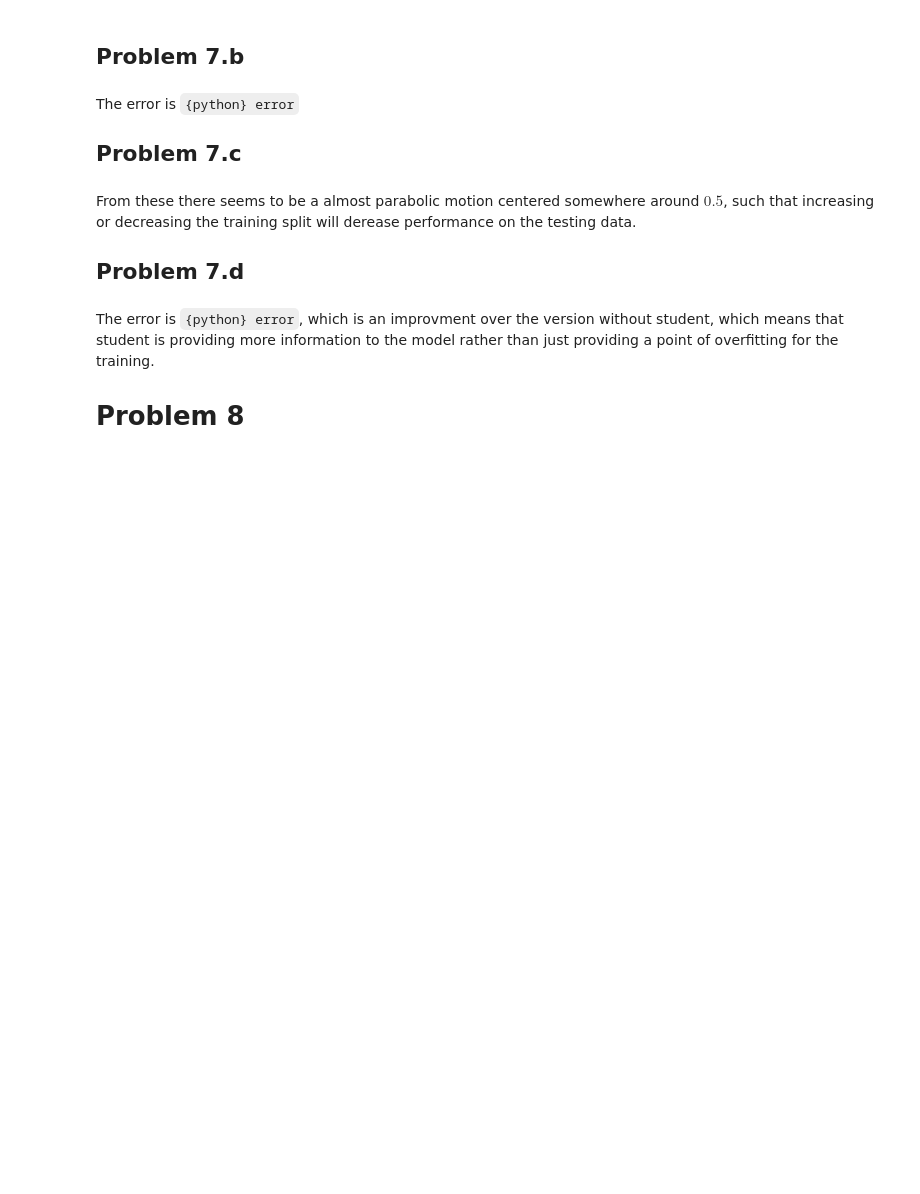
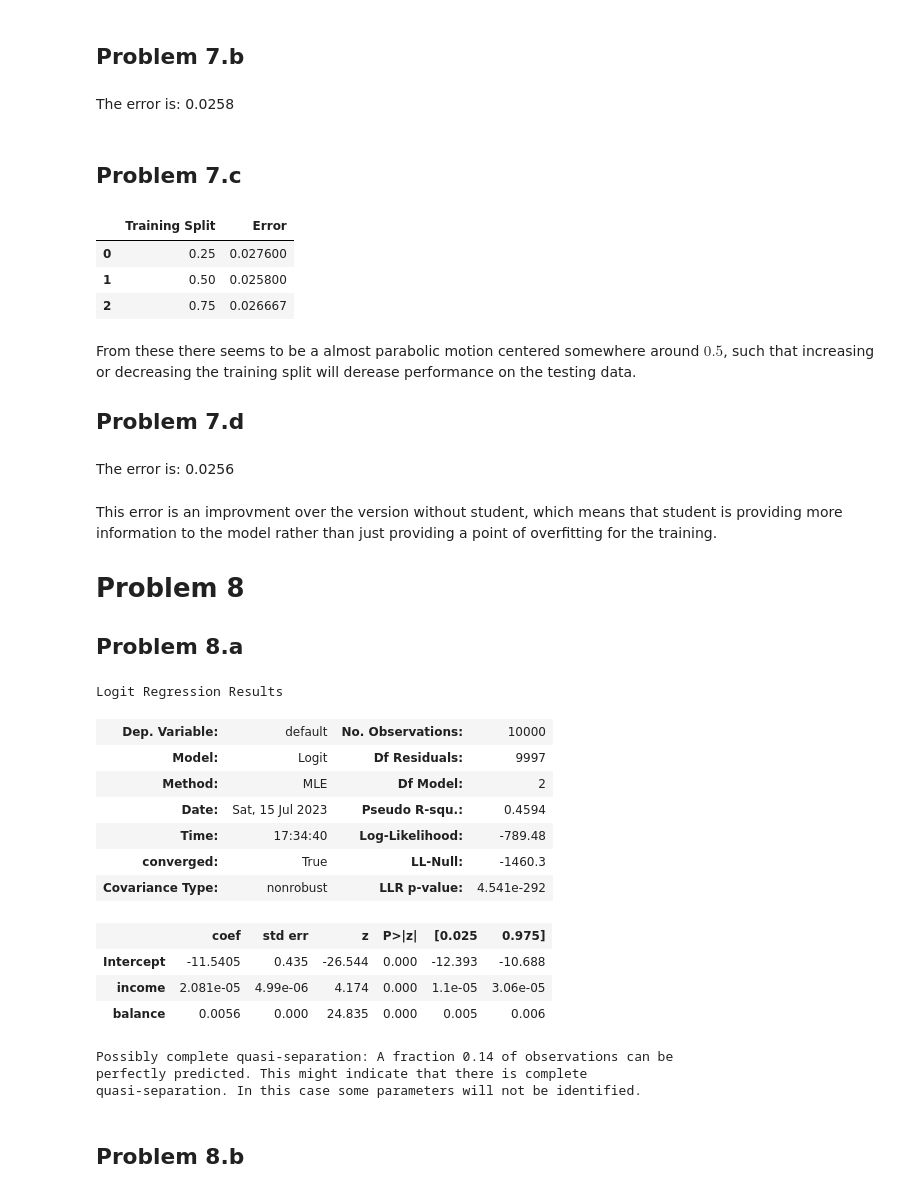
Before and after one commit to AlistairKeiller/STATS-202, a Jupyter notebook: HW 2.ipynb, the cells around one changed output. Cells and saved outputs as stored; diff of their text form; code cells hidden in the pictures; blank space fills up the shorter version.

Commit message:
add problem 8

```diff
--- a/HW 2.ipynb
+++ b/HW 2.ipynb
@@ -256,12 +310,16 @@ model = smf.logit("default ~ income + balance", data=default_binary_train).fit(
     disp=False
 )
 prediction = model.predict(default_binary_test[["income", "balance"]]).round()
-error = sum(prediction != default_binary_test["default"]) / len(
-    default_binary_test["default"]
+Markdown(
+    "The error is: "
+    + str(
+        sum(prediction != default_binary_test["default"])
+        / len(default_binary_test["default"])
+    )
 )
+# %% [output]
+The error is: 0.0258
 # %% [markdown]
-The error is `{python} error`
-
 ## Problem 7.c
 # %%
 splits = [0.25, 0.5, 0.75]
@@ -274,12 +332,16 @@ for split in splits:
         disp=False
     )
     prediction = model.predict(default_binary_test[["income", "balance"]]).round()
-    error = sum(
-        prediction
-        != (default_binary_test["default"]) / len(default_binary_test["default"])
+    error = sum(prediction != (default_binary_test["default"])) / len(
+        default_binary_test["default"]
     )
     errors.append(error)
-Latex(pd.DataFrame({"Training Split": splits, "Error": errors}).to_latex())
+pd.DataFrame({"Training Split": splits, "Error": errors})
+# %% [output]
+|  | Training Split | Error |
+| 0 | 0.25 | 0.027600 |
+| 1 | 0.50 | 0.025800 |
+| 2 | 0.75 | 0.026667 |
 # %% [markdown]
 From these there seems to be a almost parabolic motion centered somewhere around $0.5$, such that increasing or decreasing the training split will derease performance on the testing data.
 
@@ -294,10 +356,39 @@ model = smf.logit(
 prediction = model.predict(
     default_binary_test[["student", "income", "balance"]]
 ).round()
-error = sum(prediction != default_binary_test["default"]) / len(
-    default_binary_test["default"]
+Markdown(
+    "The error is: "
+    + str(
+        sum(prediction != default_binary_test["default"])
+        / len(default_binary_test["default"])
+    )
 )
+# %% [output]
+The error is: 0.0256
 # %% [markdown]
-The error is `{python} error`, which is an improvment over the version without student, which means that student is providing more information to the model rather than just providing a point of overfitting for the training.
+This error is an improvment over the version without student, which means that student is providing more information to the model rather than just providing a point of overfitting for the training.
 
 # Problem 8
+
+## Problem 8.a
+# %%
+model = smf.logit("default ~ income + balance", data=default_binary).fit(disp=False)
+model.summary()
+# %% [output]
+Logit Regression Results
+| Dep. Variable: | default | No. Observations: | 10000 |
+| Model: | Logit | Df Residuals: | 9997 |
+| Method: | MLE | Df Model: | 2 |
+| Date: | Sat, 15 Jul 2023 | Pseudo R-squ.: | 0.4594 |
+| Time: | 17:34:40 | Log-Likelihood: | -789.48 |
+| converged: | True | LL-Null: | -1460.3 |
+| Covariance Type: | nonrobust | LLR p-value: | 4.541e-292 |
+|  | coef | std err | z | P>|z| | [0.025 | 0.975] |
+| Intercept | -11.5405 | 0.435 | -26.544 | 0.000 | -12.393 | -10.688 |
+| income | 2.081e-05 | 4.99e-06 | 4.174 | 0.000 | 1.1e-05 | 3.06e-05 |
+| balance | 0.0056 | 0.000 | 24.835 | 0.000 | 0.005 | 0.006 |
+Possibly complete quasi-separation: A fraction 0.14 of observations can be
+perfectly predicted. This might indicate that there is complete
+quasi-separation. In this case some parameters will not be identified.
+# %% [markdown]
+## Problem 8.b
```
Also changed, not shown: parts of 18 cells of this notebook.
